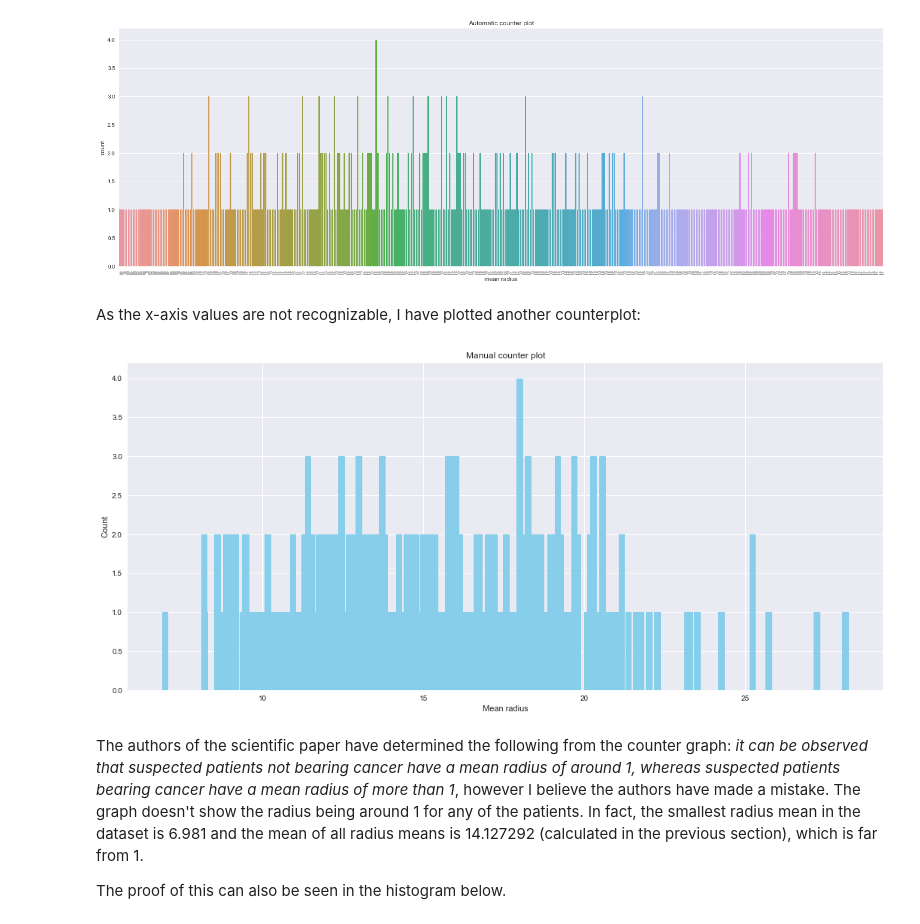
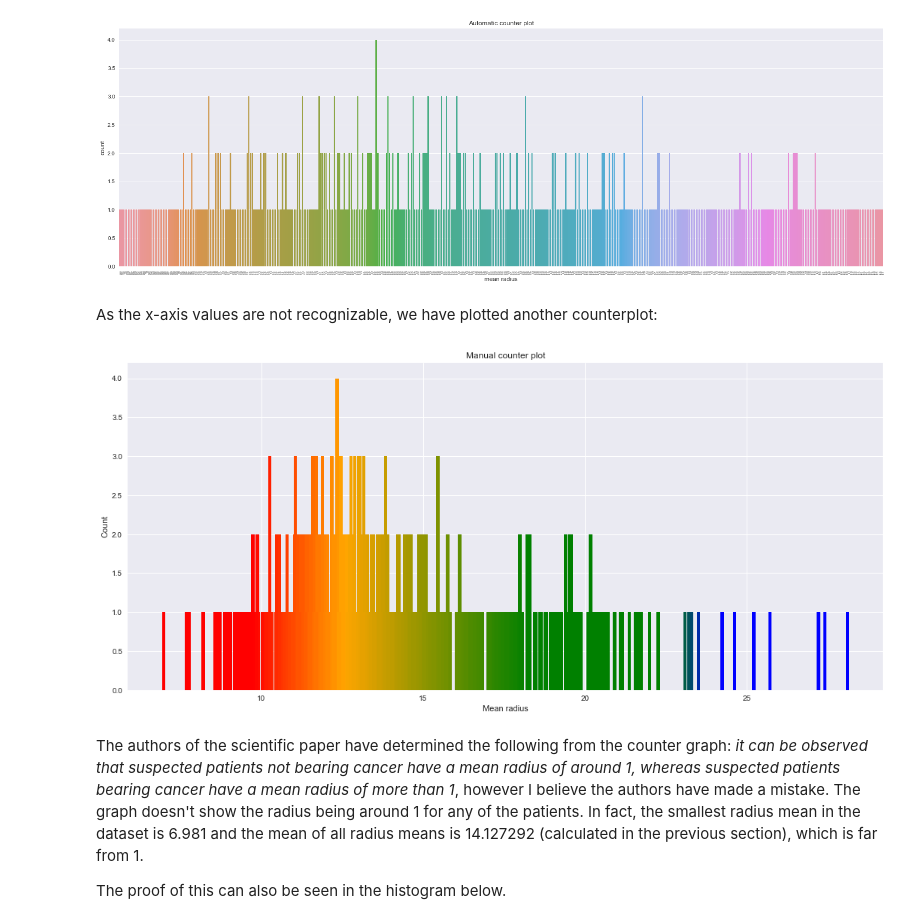
Before and after one commit to fsentin/uzop-extended, a Jupyter notebook: projectNotebook.ipynb, the cells around one changed output. Saved outputs shown, nothing was run; the diff lists cells and outputs as text; code cells hidden in the pictures.

```diff
--- a/projectNotebook.ipynb
+++ b/projectNotebook.ipynb
@@ -98,16 +100,24 @@ plt.show()
 # %% [output]
 [figure]
 # %% [markdown]
-As the x-axis values are not recognizable, I have plotted another counterplot:
+As the x-axis values are not recognizable, we have plotted another counterplot:
-# %%
-plt.figure(figsize = (18,8))
-plt.bar(X['mean radius'].to_numpy()[:456], X['mean radius'].value_counts().to_numpy(), color='skyblue', width=0.2)
-plt.title('Manual counter plot')
-plt.xlabel('Mean radius')
-plt.ylabel('Count')
-plt.show()
-# %% [output]
-[figure, removed]
+# %%
+import matplotlib.colors as mcolors
+w = collections.Counter(X['mean radius'])
+
+clist = [(0, "red"), (0.125, "red"), (0.25, "orange"), (0.5, "green"),
+         (0.7, "green"), (0.75, "blue"), (1, "blue")]
+rvb = mcolors.LinearSegmentedColormap.from_list("", clist)
+plt.figure(figsize = (18,8))
+xp = np.array(list(w.keys())).astype(float)
+yp = np.array(list(w.values())).astype(float)
+plt.bar(xp, yp, color=rvb(20*x/len(x) - 0.3), width=0.1)
+plt.title('Manual counter plot')
+plt.xlabel('Mean radius')
+plt.ylabel('Count')
+plt.show()
+# %% [output]
+[figure, added]
 # %% [markdown]
 The authors of the scientific paper have determined the following from the counter graph: *it can be observed that suspected patients not bearing cancer have a mean radius of around 1, whereas suspected patients bearing cancer have a
 mean radius of more than 1*, however I believe  the authors have made a mistake. The graph doesn't show the radius being around 1 for any of the patients. In fact, the smallest radius mean in the dataset is 6.981 and the mean of all radius means is 14.127292 (calculated in the previous section), which is far from 1.
```
Also changed, not shown: parts of 22 cells of this notebook, 1 other file.
